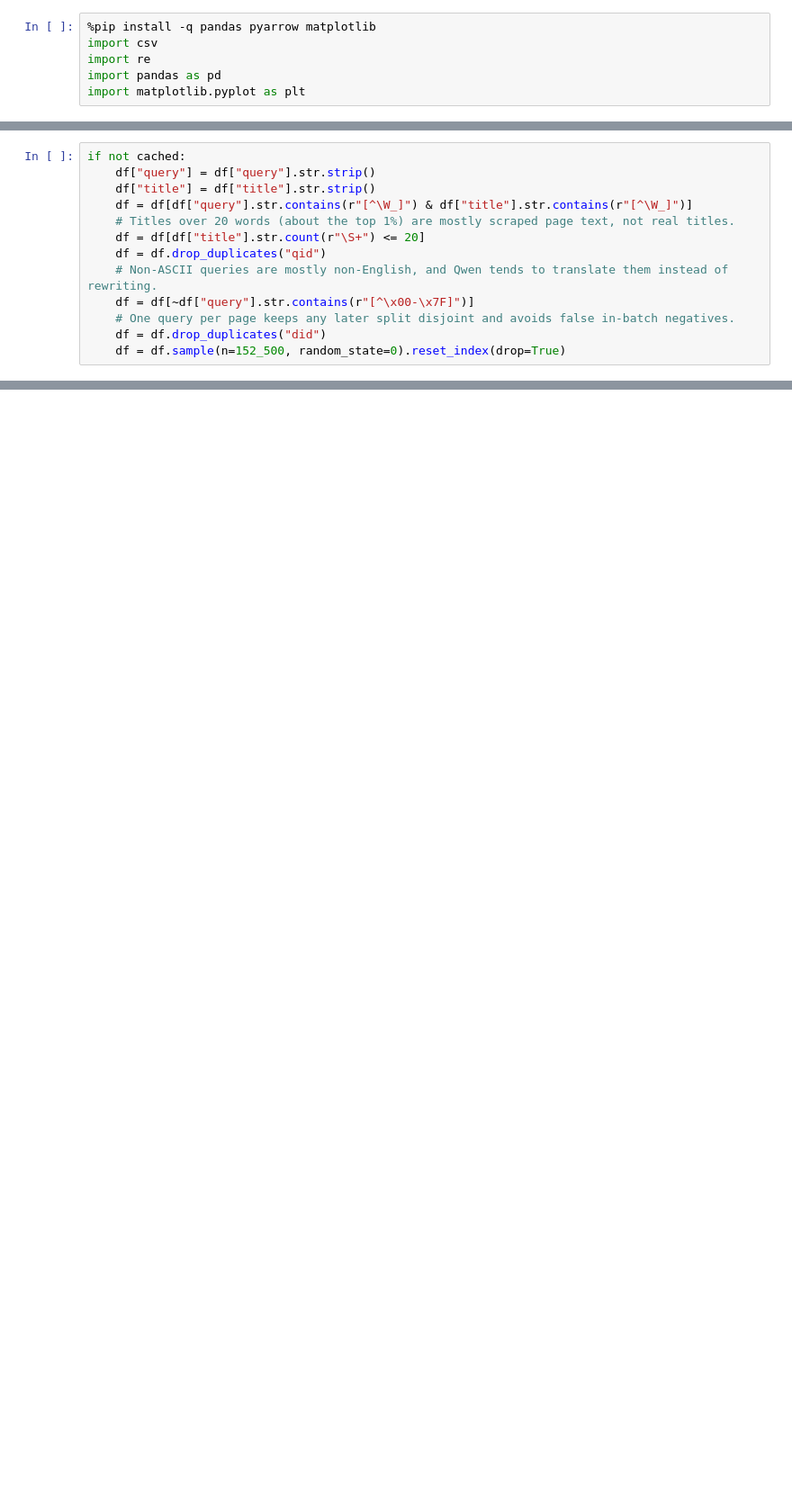
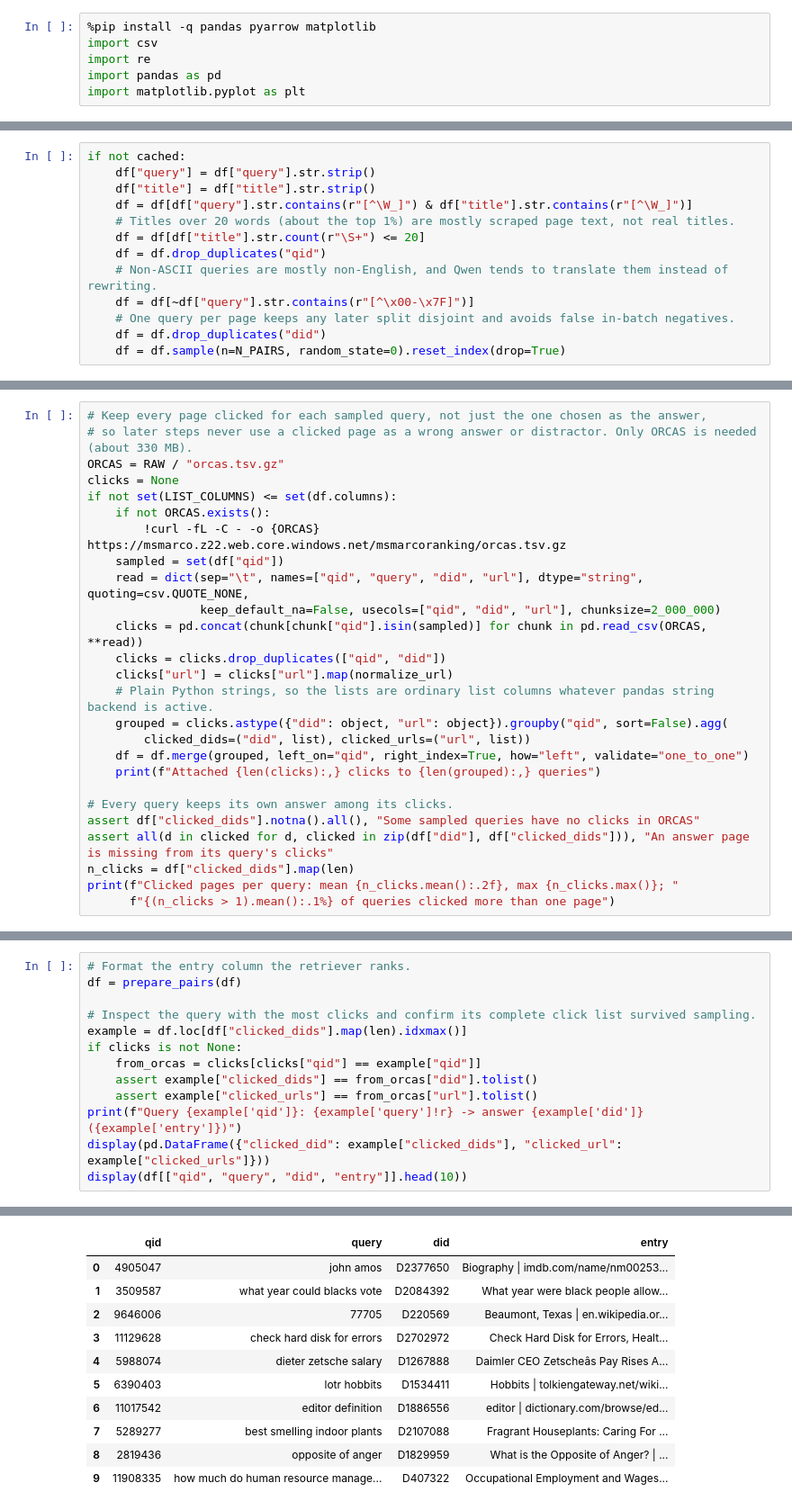
Before and after one commit to Adi-Ram123/Conversational-History-Retriever, a Jupyter notebook: notebooks/data.ipynb, the cells around one changed output, grey strips where cells are left out. Shown at 90% size. Drawn from its saved outputs; the diff is of its cells as text; blank space fills up the shorter version.

Commit message:
Build data.ipynb around a single data/data.parquet master table with resumable Qwen rewrites

```diff
--- a/notebooks/data.ipynb
+++ b/notebooks/data.ipynb
@@ -112,4 +159,4 @@ if not cached:
     df = df[~df["query"].str.contains(r"[^\x00-\x7F]")]
     # One query per page keeps any later split disjoint and avoids false in-batch negatives.
     df = df.drop_duplicates("did")
-    df = df.sample(n=152_500, random_state=0).reset_index(drop=True)
+    df = df.sample(n=N_PAIRS, random_state=0).reset_index(drop=True)
@@ -125,0 +163,26 @@ display(df[["qid", "query", "did", "title", "url", "entry"]].head(10))
+# %%
+# Keep every page clicked for each sampled query, not just the one chosen as the answer,
+# so later steps never use a clicked page as a wrong answer or distractor. Only ORCAS is needed (about 330 MB).
+ORCAS = RAW / "orcas.tsv.gz"
+clicks = None
+if not set(LIST_COLUMNS) <= set(df.columns):
+    if not ORCAS.exists():
+        !curl -fL -C - -o {ORCAS} https://msmarco.z22.web.core.windows.net/msmarcoranking/orcas.tsv.gz
+    sampled = set(df["qid"])
+    read = dict(sep="\t", names=["qid", "query", "did", "url"], dtype="string", quoting=csv.QUOTE_NONE,
+                keep_default_na=False, usecols=["qid", "did", "url"], chunksize=2_000_000)
+    clicks = pd.concat(chunk[chunk["qid"].isin(sampled)] for chunk in pd.read_csv(ORCAS, **read))
+    clicks = clicks.drop_duplicates(["qid", "did"])
+    clicks["url"] = clicks["url"].map(normalize_url)
+    # Plain Python strings, so the lists are ordinary list columns whatever pandas string backend is active.
+    grouped = clicks.astype({"did": object, "url": object}).groupby("qid", sort=False).agg(
+        clicked_dids=("did", list), clicked_urls=("url", list))
+    df = df.merge(grouped, left_on="qid", right_index=True, how="left", validate="one_to_one")
+    print(f"Attached {len(clicks):,} clicks to {len(grouped):,} queries")
+
+# Every query keeps its own answer among its clicks.
+assert df["clicked_dids"].notna().all(), "Some sampled queries have no clicks in ORCAS"
+assert all(d in clicked for d, clicked in zip(df["did"], df["clicked_dids"])), "An answer page is missing from its query's clicks"
+n_clicks = df["clicked_dids"].map(len)
+print(f"Clicked pages per query: mean {n_clicks.mean():.2f}, max {n_clicks.max()}; "
+      f"{(n_clicks > 1).mean():.1%} of queries clicked more than one page")
@@ -125,0 +192,14 @@ display(df[["qid", "query", "did", "title", "url", "entry"]].head(10))
+# %%
+# Format the entry column the retriever ranks.
+df = prepare_pairs(df)
+
+# Inspect the query with the most clicks and confirm its complete click list survived sampling.
+example = df.loc[df["clicked_dids"].map(len).idxmax()]
+if clicks is not None:
+    from_orcas = clicks[clicks["qid"] == example["qid"]]
+    assert example["clicked_dids"] == from_orcas["did"].tolist()
+    assert example["clicked_urls"] == from_orcas["url"].tolist()
+print(f"Query {example['qid']}: {example['query']!r} -> answer {example['did']} ({example['entry']})")
+display(pd.DataFrame({"clicked_did": example["clicked_dids"], "clicked_url": example["clicked_urls"]}))
+display(df[["qid", "query", "did", "entry"]].head(10))
+# %% [output]
@@ -126,3 +220,14 @@ display(df[["qid", "query", "did", "title", "url", "entry"]].head(10))
+|  | qid | query | did | entry |
+| 0 | 4905047 | john amos | D2377650 | Biography | imdb.com/name/nm00253... |
+| 1 | 3509587 | what year could blacks vote | D2084392 | What year were black people allow... |
+| 2 | 9646006 | 77705 | D220569 | Beaumont, Texas | en.wikipedia.or... |
+| 3 | 11129628 | check hard disk for errors | D2702972 | Check Hard Disk for Errors, Healt... |
+| 4 | 5988074 | dieter zetsche salary | D1267888 | Daimler CEO Zetscheâs Pay Rises A... |
+| 5 | 6390403 | lotr hobbits | D1534411 | Hobbits | tolkiengateway.net/wiki... |
+| 6 | 11017542 | editor definition | D1886556 | editor | dictionary.com/browse/ed... |
+| 7 | 5289277 | best smelling indoor plants | D2107088 | Fragrant Houseplants: Caring For ... |
+| 8 | 2819436 | opposite of anger | D1829959 | What is the Opposite of Anger? | ... |
+| 9 | 11908335 | how much do human resource manage... | D407322 | Occupational Employment and Wages... |
 # %%
 words = pd.DataFrame({"query": df["query"].str.count(r"\S+"), "title": df["title"].str.count(r"\S+")}).astype(int)
 site = df["url"].map(normalize_url).str.split(r"[/?#]", regex=True).str[0]
```
Also changed, not shown: parts of 29 cells of this notebook.
